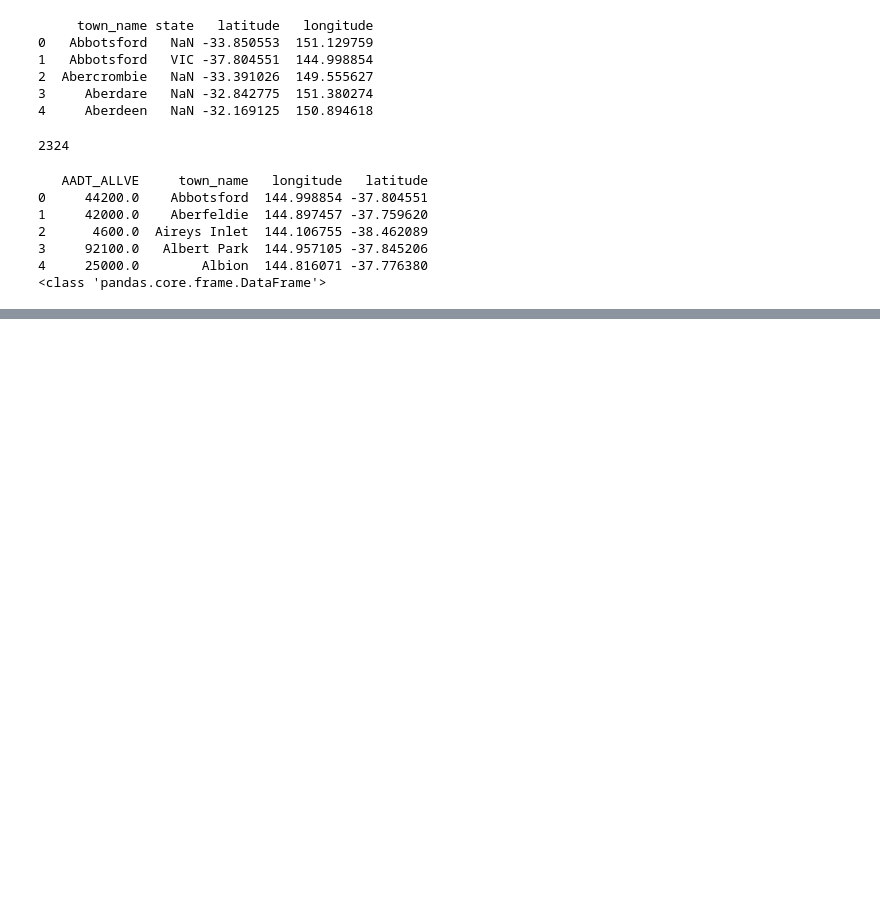
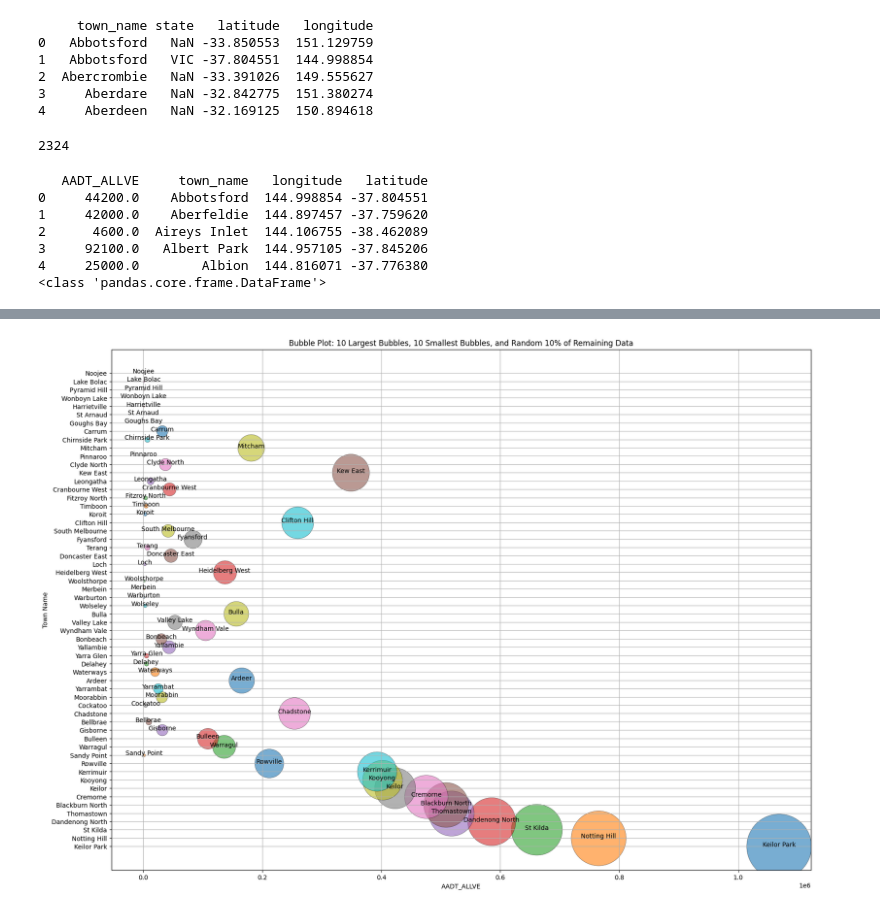
Before and after one commit to NatashaElliott/challenge-7, a Jupyter notebook: source/Traffic_Count_Locations.ipynb, the cells around one changed output, grey strips where cells are left out. Cells and saved outputs as stored; diff of their text form; code cells hidden in the pictures; blank space fills up the shorter version.

Commit message:
print bubble plot

```diff
--- a/source/Traffic_Count_Locations.ipynb
+++ b/source/Traffic_Count_Locations.ipynb
@@ -185,3 +185,40 @@ map_plot = nearest_clean.hvplot.points(
 map_plot
 # %% [output]
 [interactive output not drawn]
+# %%
+# plot 10 biggest bubbles + randomly plot only 10% of remaining data  + 10 smallest
+
+# Step 1: Select the 10 largest bubbles
+largest_bubbles = nearest_clean.nlargest(10, 'AADT_ALLVE')
+
+# Step 2: Identify remaining data and randomly sample 10% of it
+remaining_data = nearest_clean[~nearest_clean.index.isin(largest_bubbles.index)]
+sample_size = max(1, int(len(remaining_data) * 0.1))  # Ensure at least one row is selected
+sampled_remaining = remaining_data.sample(n=sample_size, random_state=42)  # Randomly sample
+
+# Step 3: Select the 10 smallest bubbles
+smallest_bubbles = nearest_clean.nsmallest(10, 'AADT_ALLVE')
+
+# Step 4: Combine all three datasets for plotting
+combined_data = pd.concat([largest_bubbles, sampled_remaining, smallest_bubbles]).drop_duplicates()
+
+# Plotting the bubble plot
+plt.figure(figsize=(20, 15))
+
+# Create the bubble plot for combined data
+for i, row in combined_data.iterrows():
+    bubble_size = row['AADT_ALLVE'] / 100  # Scale size for visibility
+    plt.scatter(row['AADT_ALLVE'], row['town_name'],
+                s=bubble_size, alpha=0.6, edgecolor='k', linewidth=0.5)
+
+    # Display town name next to the bubble
+    plt.text(row['AADT_ALLVE'], row['town_name'], row['town_name'],
+             fontsize=10, ha='center')
+
+# Customize the plot
+plt.title('Bubble Plot: 10 Largest Bubbles, 10 Smallest Bubbles, and Random 10% of Remaining Data')
+plt.xlabel('AADT_ALLVE')
+plt.ylabel('Town Name')
+plt.grid(True)
+# %% [output]
+[figure, added]
```
